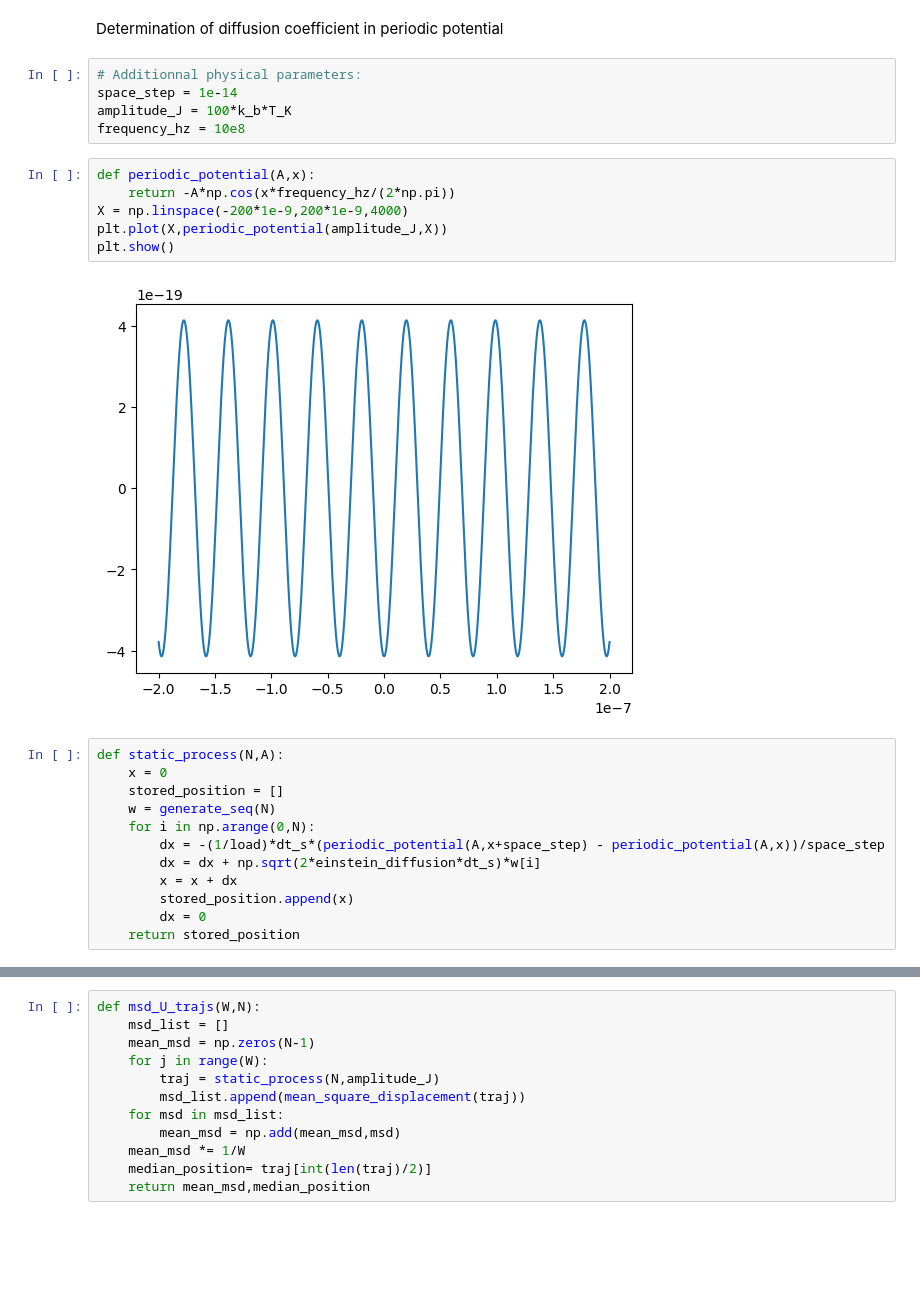
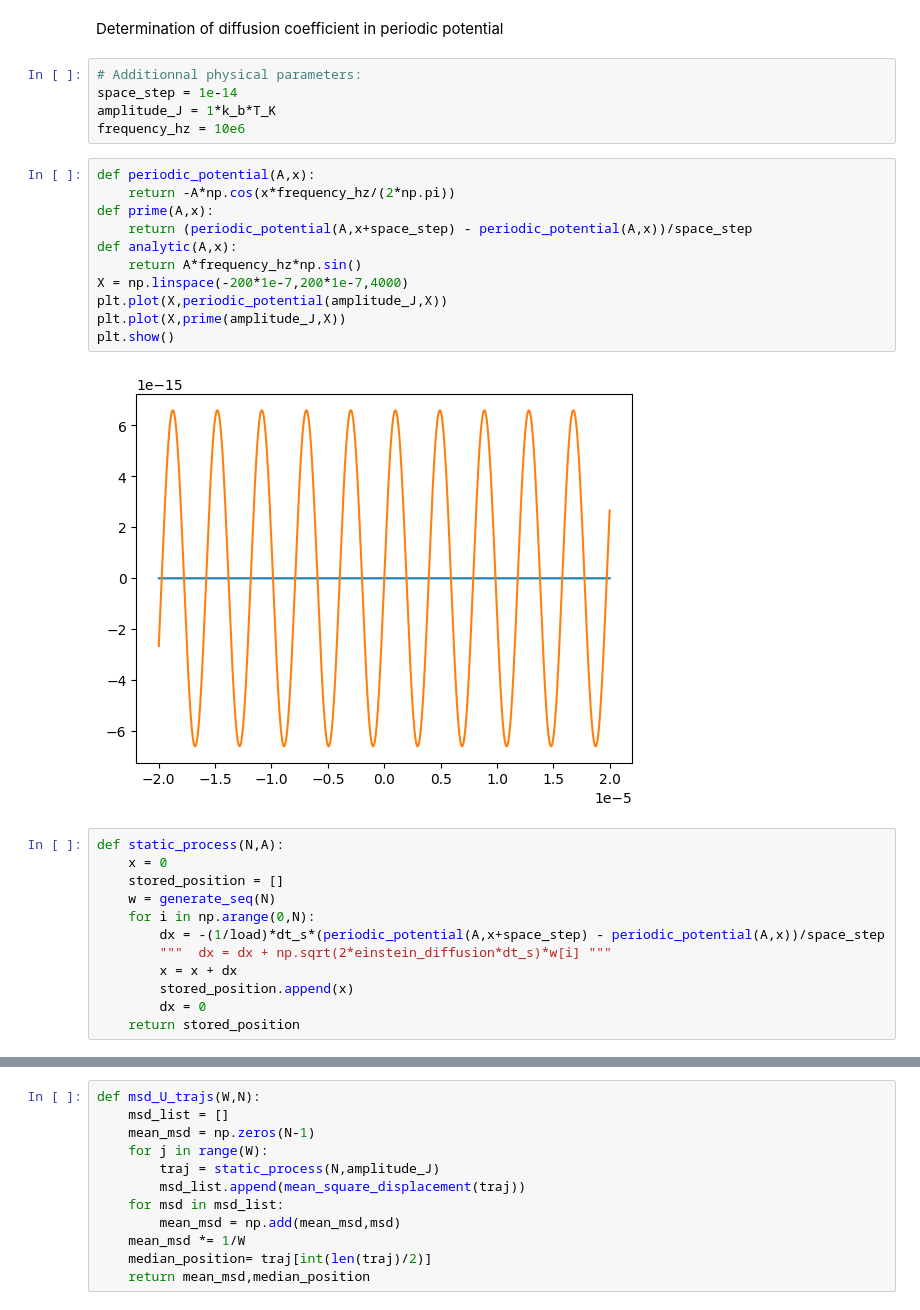
Before and after one commit to Antonin-Prom/IDIL_Internship_BFM_Langevin_modeling, a Jupyter notebook: langevin_simu/Diffusion_coefficients/msd_fit.ipynb, the cells around one changed output, grey strips where cells are left out. Drawn from its saved outputs; the diff is of its cells as text; blank space fills up the shorter version.

```diff
--- a/langevin_simu/Diffusion_coefficients/msd_fit.ipynb
+++ b/langevin_simu/Diffusion_coefficients/msd_fit.ipynb
@@ -120,16 +126,21 @@ Determination of diffusion coefficient in periodic potential
 # %%
 # Additionnal physical parameters:
 space_step = 1e-14
-amplitude_J = 100*k_b*T_K
-frequency_hz = 10e8
+amplitude_J = 1*k_b*T_K
+frequency_hz = 10e6
 # %%
 def periodic_potential(A,x):
     return -A*np.cos(x*frequency_hz/(2*np.pi))
-X = np.linspace(-200*1e-9,200*1e-9,4000)
+def prime(A,x):
+    return (periodic_potential(A,x+space_step) - periodic_potential(A,x))/space_step
+def analytic(A,x):
+    return A*frequency_hz*np.sin()
+X = np.linspace(-200*1e-7,200*1e-7,4000)
 plt.plot(X,periodic_potential(amplitude_J,X))
+plt.plot(X,prime(amplitude_J,X))
 plt.show()
 # %% [output]
-[figure, old version]
+[figure, new version]
 # %%
 def static_process(N,A):
     x = 0
@@ -137,7 +148,7 @@ def static_process(N,A):
     w = generate_seq(N)
     for i in np.arange(0,N):
         dx = -(1/load)*dt_s*(periodic_potential(A,x+space_step) - periodic_potential(A,x))/space_step
-        dx = dx + np.sqrt(2*einstein_diffusion*dt_s)*w[i]
+        """  dx = dx + np.sqrt(2*einstein_diffusion*dt_s)*w[i] """
         x = x + dx
         stored_position.append(x)
         dx = 0
```
Also changed, not shown: parts of 9 cells of this notebook, 3 other files.
